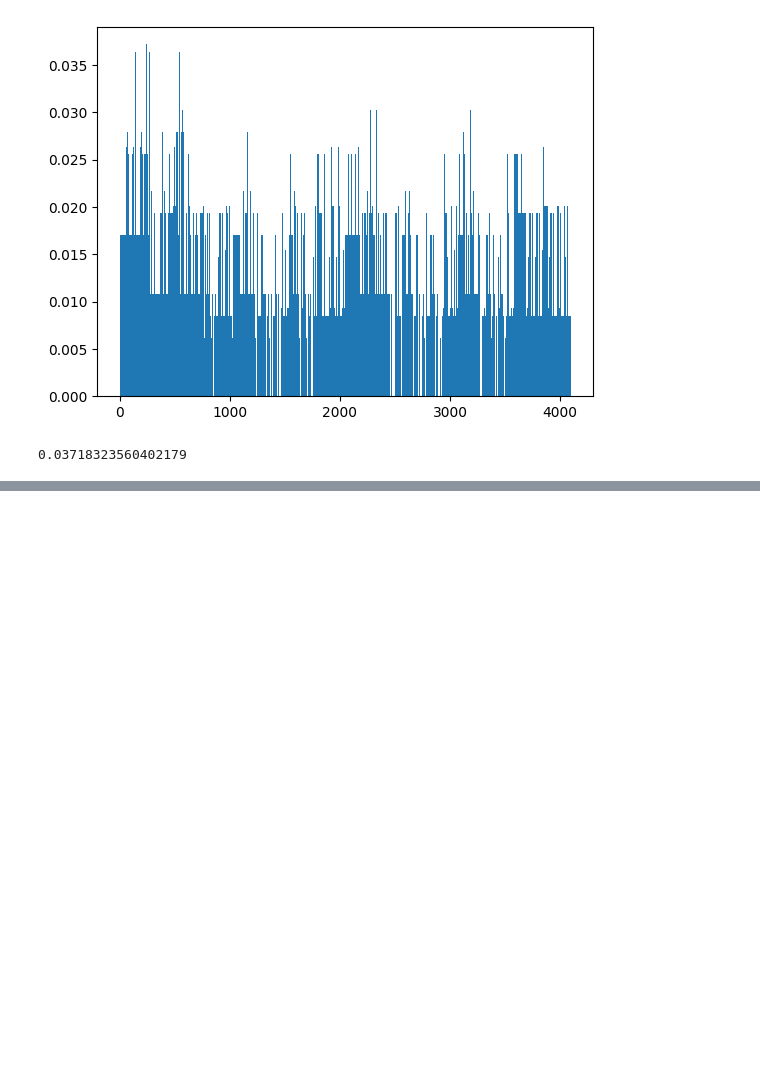
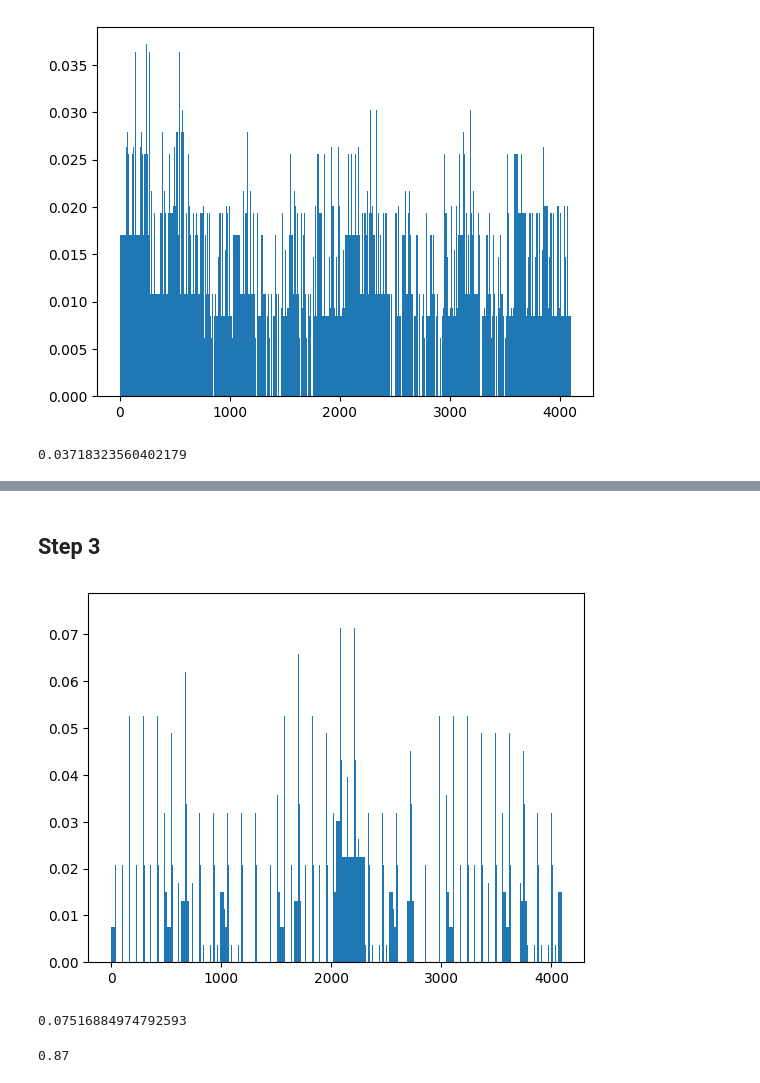
Before and after one commit to baptistechev/RL_CS, a Jupyter notebook: Test on MCCL/simulation_paper.ipynb, the cells around one changed output, grey strips where cells are left out. Drawn from its saved outputs; the diff is of its cells as text; code cells hidden in the pictures; blank space fills up the shorter version.

```diff
--- a/Test on MCCL/simulation_paper.ipynb
+++ b/Test on MCCL/simulation_paper.ipynb
@@ -417,0 +409,64 @@ plt.show()
+# %% [markdown]
+<h2>Step 3 </h2>
+# %%
+def generate_problem(total_nb_rules=5):
+    # nb_rules = random_repartition(total_nb_rules,into=3)
+    nb_rules = [total_nb_rules]
+
+    rules1, rewards1,pos1 = generate_rules_and_rewards(num_rules=nb_rules[0],rule_length=4)
+    # rules2, rewards2,pos2 = generate_rules_and_rewards(num_rules=nb_rules[1],rule_length=5)
+    # rules3, rewards3,pos3 = generate_rules_and_rewards(num_rules=nb_rules[2],rule_length=6)
+    # pos1 = [[0,2,4,6,8]]*nb_rules
+    # pos1 = [np.arange(0,6)]*nb_rules[0]
+    # pos2 = [np.arange(0,6)]*nb_rules[1]
+    # pos3 = [np.arange(0,8)]*nb_rules[2]
+    pos1 = [ [i] for i in np.random.randint(0,8,nb_rules)]
+
+    sequence_cost = []
+    for sequence in sequence_list:
+        rew = 0
+        rew += estimate_cost(sequence,rules1, rewards1,pos1)
+        # rew += estimate_cost(sequence,rules2, rewards2,pos2)
+        # rew += estimate_cost(sequence,rules3, rewards3,pos3)
+        sequence_cost.append(rew)
+    sequence_cost = np.array(sequence_cost)
+    sequence_cost = sequence_cost /np.linalg.norm(sequence_cost)
+
+    return sequence_cost
+
+sequence_cost = generate_problem(8)
+real_argmax = np.argmax(sequence_cost)
+real_maximum = sequence_cost[real_argmax]
+plt.bar([i for i in np.arange(len(sequence_list))],sequence_cost,width=1.5)
+plt.show()
+real_maximum
+# %% [output]
+[figure, added]
+0.07516884974792593
+# %%
+from scipy.optimize import dual_annealing
+
+# Define the objective function
+def my_f(x):
+    """
+    Objective function to minimize.
+    Converts x to an integer index and returns the negative sequence cost.
+    """
+    x = int(round(x[0]))  # Ensure x is a single integer index
+    if 0 <= x < len(sequence_cost):  # Check bounds
+        return -sequence_cost[x]
+    else:
+        return float('inf')  # Return a large value if out of bounds
+
+# Define bounds for the single-dimensional problem
+bounds = [(0, len(sequence_cost) - 1)]  # Single-dimensional bounds
+
+# Perform dual annealing optimization
+results = []
+for _ in range(200):
+    res = dual_annealing(my_f, bounds=bounds, maxiter=200,no_local_search=True)
+    # print("Optimization result:", res)
+    results.append(int(round(res.x[0])) in np.argpartition(sequence_cost, -20)[-20:])
+np.average(results)
+# %% [output]
+0.87
```
Also changed, not shown: parts of 17 cells of this notebook, 4 other files.
